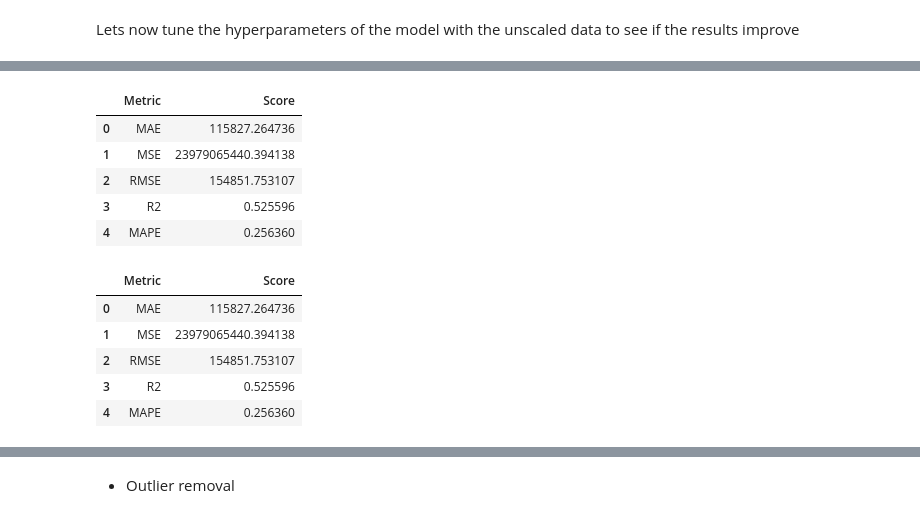
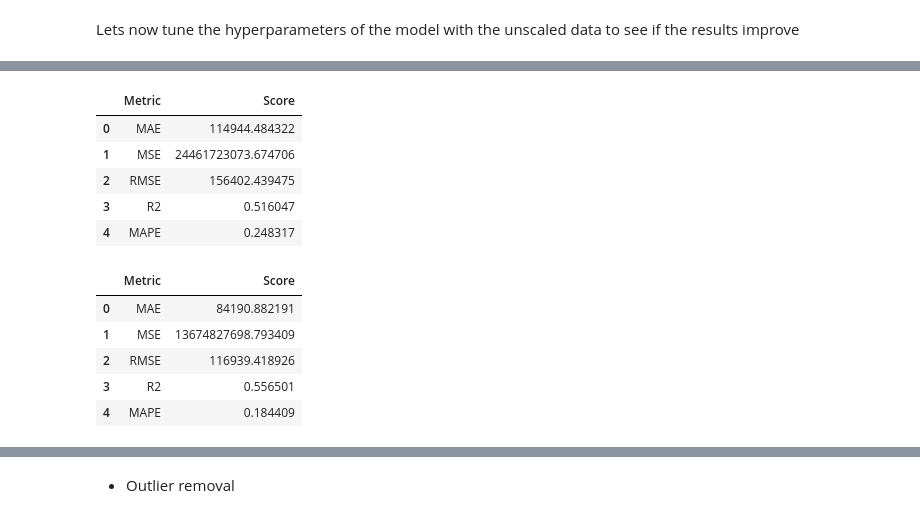
Before and after one commit to ahmakhoo/AIML-CA1, a Jupyter notebook: AIML/CA1/CA1 code part 2.ipynb, the cells around one changed output, grey strips where cells are left out. Cells and saved outputs as stored; diff of their text form; code cells hidden in the pictures.

```diff
--- a/AIML/CA1/CA1 code part 2.ipynb
+++ b/AIML/CA1/CA1 code part 2.ipynb
@@ -1570,13 +1548,13 @@ Best Score (MAE): 86262.15479978458
 # %%
-model1 = Ridge()
-best_model1 = Ridge(**best_params)
+# model1 = HuberRegressor()
+# best_model1 = HuberRegressor(**best_params)
 
-# Fit the best model to the training data
-model1.fit(X_train, y_train)
-best_model1.fit(X_train, y_train)
+# # Fit the best model to the training data
+# model1.fit(X_train, y_train)
+# best_model1.fit(X_train, y_train)
 
-score, score2 = get_scores4(model1, X_train, y_train, X_test, y_test)
-scores, scores2 = get_scores4(best_model1, X_train, y_train, X_test, y_test)
+# score, score2 = get_scores4(model1, X_train, y_train, X_test, y_test)
+# scores, scores2 = get_scores4(best_model1, X_train, y_train, X_test, y_test)
 
-display(score)
-display(scores)
+# display(score)
+# display(scores)
@@ -1638,27 +1603,27 @@ Number of Features: 6, Score: 0.4906
 X_train_selected = X_train[selected_feature_names]
 X_test_selected = X_test[selected_feature_names]
 # %%
-best_model = Ridge(**best_params)
+best_model = HuberRegressor()
 
 best_model.fit(X_train_selected, y_train)
 
 scores, scores2 = get_scores4(best_model, X_train_selected, y_train, X_test_selected, y_test)
 
 display(scores)
 display(scores2)
 # %% [output]
 |  | Metric | Score |
-| 0 | MAE | 115827.264736 |
-| 1 | MSE | 23979065440.394138 |
-| 2 | RMSE | 154851.753107 |
-| 3 | R2 | 0.525596 |
-| 4 | MAPE | 0.256360 |
+| 0 | MAE | 114944.484322 |
+| 1 | MSE | 24461723073.674706 |
+| 2 | RMSE | 156402.439475 |
+| 3 | R2 | 0.516047 |
+| 4 | MAPE | 0.248317 |
 |  | Metric | Score |
-| 0 | MAE | 115827.264736 |
-| 1 | MSE | 23979065440.394138 |
-| 2 | RMSE | 154851.753107 |
-| 3 | R2 | 0.525596 |
-| 4 | MAPE | 0.256360 |
+| 0 | MAE | 84190.882191 |
+| 1 | MSE | 13674827698.793409 |
+| 2 | RMSE | 116939.418926 |
+| 3 | R2 | 0.556501 |
+| 4 | MAPE | 0.184409 |
 # %%
 X_train_selected
 # %% [output]
```
Also changed, not shown: parts of 33 cells of this notebook, 1 other file.
